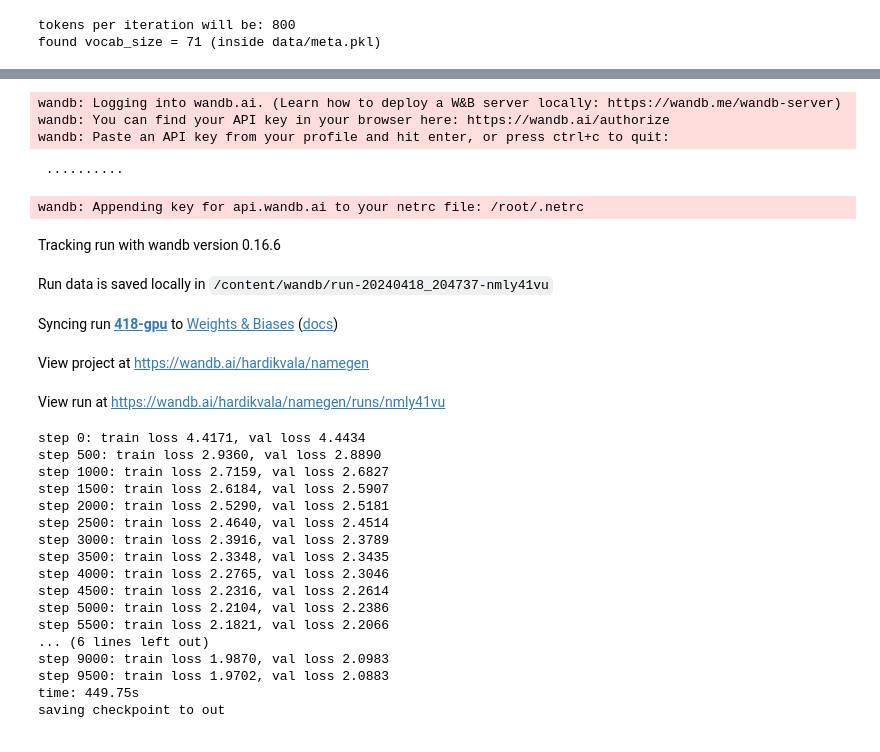
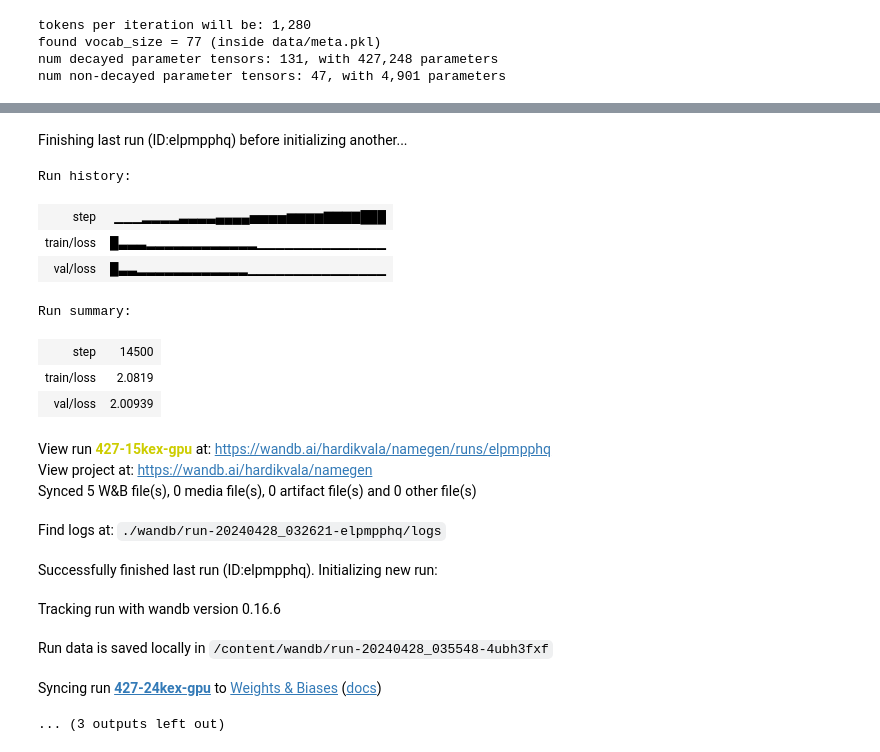
Before and after one commit to hardik-vala/unicorn-namegen, a Jupyter notebook: notebook/namegen_gpu_test.ipynb, the cells around one changed output, grey strips where cells are left out. Cells and saved outputs as stored; diff of their text form; code cells hidden in the pictures.

```diff
--- a/notebook/namegen_gpu_test.ipynb
+++ b/notebook/namegen_gpu_test.ipynb
@@ -188,24 +213,26 @@ log_interval = 500
 # wandb logging
 wandb_log = True
 wandb_project = "namegen"
-wandb_run_name = "418-gpu"
+wandb_run_name = "427-24kex-gpu"
 # data
 dataset = "names"
-batch_size = 40
+batch_size = 64
 block_size = 20  # context length
 # model
-n_layer = 5
-n_head = 5
-n_embd = 50
-dropout = 0.0  # for pretraining 0 is good, for finetuning try 0.1+
+n_layer = 6
+n_head = 6
+n_embd = 72
+dropout = 0.2  # for pretraining 0 is good, for finetuning try 0.1+
 bias = False  # do we use bias inside LayerNorm and Linear layers?
 write_checkpoint = True
 # adamw optimizer
 learning_rate = 1e-4  # max learning rate
-max_iters = 10000
+max_iters = 18000
+weight_decay=1e-1
+beta1 = 0.9
+beta2 = 0.99
 # system
 device = (
-    # GPU
     "cuda"  # examples: 'cpu', 'cuda', 'cuda:0', 'cuda:1' etc., or try 'mps' on macbooks
 )
 # ------------------------------------------------------------------------------
@@ -276,7 +303,7 @@ model = Namegen(modelconf)
 model.to(device)
 
 # optimizer
-optimizer = torch.optim.AdamW(model.parameters(), lr=learning_rate)
+optimizer = model.configure_optimizers(weight_decay, learning_rate, (beta1, beta2), device_type)
 
 
 # helps estimate an arbitrarily accurate loss over either split using many batches
@@ -338,5 +365,7 @@ if write_checkpoint:
     print(f"saving checkpoint to {out_dir}")
     torch.save(checkpoint, os.path.join(out_dir, "ckpt.pt"))
 # %% [output]
-tokens per iteration will be: 800
-found vocab_size = 71 (inside data/meta.pkl)
+tokens per iteration will be: 1,280
+found vocab_size = 77 (inside data/meta.pkl)
+num decayed parameter tensors: 131, with 427,248 parameters
+num non-decayed parameter tensors: 47, with 4,901 parameters
@@ -344,30 +372,21 @@ found vocab_size = 71 (inside data/meta.pkl)
+Finishing last run (ID:elpmpphq) before initializing another...
-wandb: Logging into wandb.ai. (Learn how to deploy a W&B server locally: https://wandb.me/wandb-server)
-wandb: You can find your API key in your browser here: https://wandb.ai/authorize
-wandb: Paste an API key from your profile and hit enter, or press ctrl+c to quit:
+Run history:
+| step | ▁▁▁▂▂▂▂▃▃▃▃▄▄▄▄▅▅▅▅▆▆▆▆▇▇▇▇███ |
+| train/loss | █▃▃▃▂▂▂▂▂▂▂▂▂▂▂▂▁▁▁▁▁▁▁▁▁▁▁▁▁▁ |
+| val/loss | █▃▃▂▂▂▂▂▂▂▂▂▂▂▂▁▁▁▁▁▁▁▁▁▁▁▁▁▁▁ |
- ··········
+Run summary:
-wandb: Appending key for api.wandb.ai to your netrc file: /root/.netrc
-Tracking run with wandb version 0.16.6
+| step | 14500 |
+| train/loss | 2.0819 |
+| val/loss | 2.00939 |
-Run data is saved locally in /content/wandb/run-20240418_204737-nmly41vu
+View run 427-15kex-gpu at: https://wandb.ai/hardikvala/namegen/runs/elpmpphq
+View project at: https://wandb.ai/hardikvala/namegen
+Synced 5 W&B file(s), 0 media file(s), 0 artifact file(s) and 0 other file(s)
-Syncing run 418-gpu to Weights & Biases (docs)
+Find logs at: ./wandb/run-20240428_032621-elpmpphq/logs
-View project at https://wandb.ai/hardikvala/namegen
+Successfully finished last run (ID:elpmpphq). Initializing new run:
-View run at https://wandb.ai/hardikvala/namegen/runs/nmly41vu
+Tracking run with wandb version 0.16.6
-step 0: train loss 4.4171, val loss 4.4434
-step 500: train loss 2.9360, val loss 2.8890
-step 1000: train loss 2.7159, val loss 2.6827
-step 1500: train loss 2.6184, val loss 2.5907
-step 2000: train loss 2.5290, val loss 2.5181
-step 2500: train loss 2.4640, val loss 2.4514
-step 3000: train loss 2.3916, val loss 2.3789
-step 3500: train loss 2.3348, val loss 2.3435
-step 4000: train loss 2.2765, val loss 2.3046
-step 4500: train loss 2.2316, val loss 2.2614
-step 5000: train loss 2.2104, val loss 2.2386
-step 5500: train loss 2.1821, val loss 2.2066
-... (6 lines left out)
-step 9000: train loss 1.9870, val loss 2.0983
-step 9500: train loss 1.9702, val loss 2.0883
-time: 449.75s
-saving checkpoint to out
+Run data is saved locally in /content/wandb/run-20240428_035548-4ubh3fxf
+Syncing run 427-24kex-gpu to Weights & Biases (docs)
+... (3 outputs left out)
 # %%
 from contextlib import nullcontext
 import os
```
Also changed, not shown: parts of 4 cells of this notebook.
